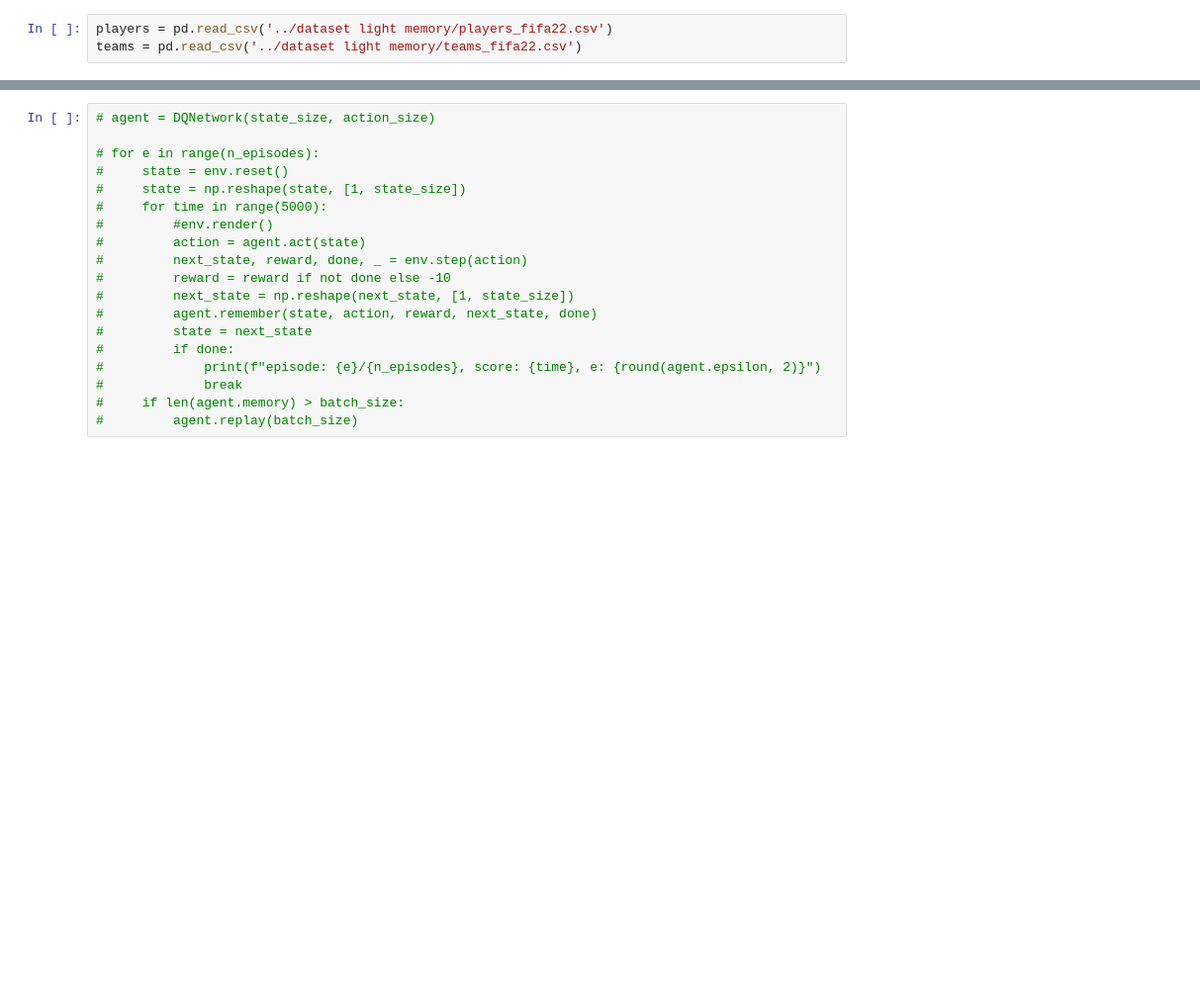
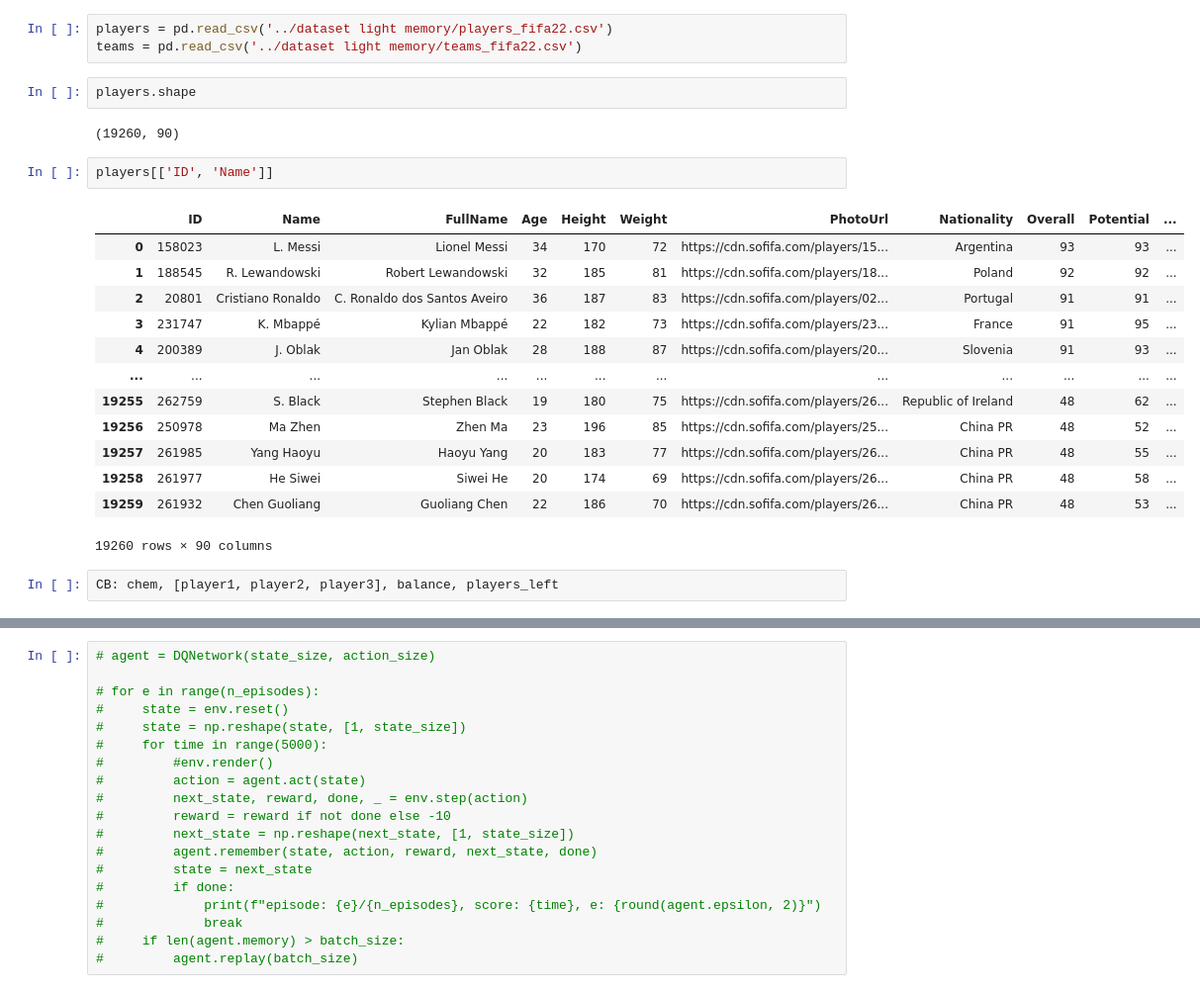
Before and after one commit to zhandauov/fifa-squady, a Jupyter notebook: src/main code.ipynb, the cells around one changed output, grey strips where cells are left out. Shown at 99% size. Drawn from its saved outputs; the diff is of its cells as text; blank space fills up the shorter version.

```diff
--- a/src/main code.ipynb
+++ b/src/main code.ipynb
@@ -4,3 +4,25 @@ import pandas as pd
 # %%
 players = pd.read_csv('../dataset light memory/players_fifa22.csv')
 teams = pd.read_csv('../dataset light memory/teams_fifa22.csv')
+# %%
+players.shape
+# %% [output]
+(19260, 90)
+# %%
+players[['ID', 'Name']]
+# %% [output]
+|  | ID | Name | FullName | Age | Height | Weight | PhotoUrl | Nationality | Overall | Potential | ... |
+| 0 | 158023 | L. Messi | Lionel Messi | 34 | 170 | 72 | https://cdn.sofifa.com/players/15... | Argentina | 93 | 93 | ... |
+| 1 | 188545 | R. Lewandowski | Robert Lewandowski | 32 | 185 | 81 | https://cdn.sofifa.com/players/18... | Poland | 92 | 92 | ... |
+| 2 | 20801 | Cristiano Ronaldo | C. Ronaldo dos Santos Aveiro | 36 | 187 | 83 | https://cdn.sofifa.com/players/02... | Portugal | 91 | 91 | ... |
+| 3 | 231747 | K. Mbappé | Kylian Mbappé | 22 | 182 | 73 | https://cdn.sofifa.com/players/23... | France | 91 | 95 | ... |
+| 4 | 200389 | J. Oblak | Jan Oblak | 28 | 188 | 87 | https://cdn.sofifa.com/players/20... | Slovenia | 91 | 93 | ... |
+| ... | ... | ... | ... | ... | ... | ... | ... | ... | ... | ... | ... |
+| 19255 | 262759 | S. Black | Stephen Black | 19 | 180 | 75 | https://cdn.sofifa.com/players/26... | Republic of Ireland | 48 | 62 | ... |
+| 19256 | 250978 | Ma Zhen | Zhen Ma | 23 | 196 | 85 | https://cdn.sofifa.com/players/25... | China PR | 48 | 52 | ... |
+| 19257 | 261985 | Yang Haoyu | Haoyu Yang | 20 | 183 | 77 | https://cdn.sofifa.com/players/26... | China PR | 48 | 55 | ... |
+| 19258 | 261977 | He Siwei | Siwei He | 20 | 174 | 69 | https://cdn.sofifa.com/players/26... | China PR | 48 | 58 | ... |
+| 19259 | 261932 | Chen Guoliang | Guoliang Chen | 22 | 186 | 70 | https://cdn.sofifa.com/players/26... | China PR | 48 | 53 | ... |
+19260 rows × 90 columns
+# %%
+CB: chem, [player1, player2, player3], balance, players_left
```
Also changed, not shown: parts of 25 cells of this notebook, 2 other files.
